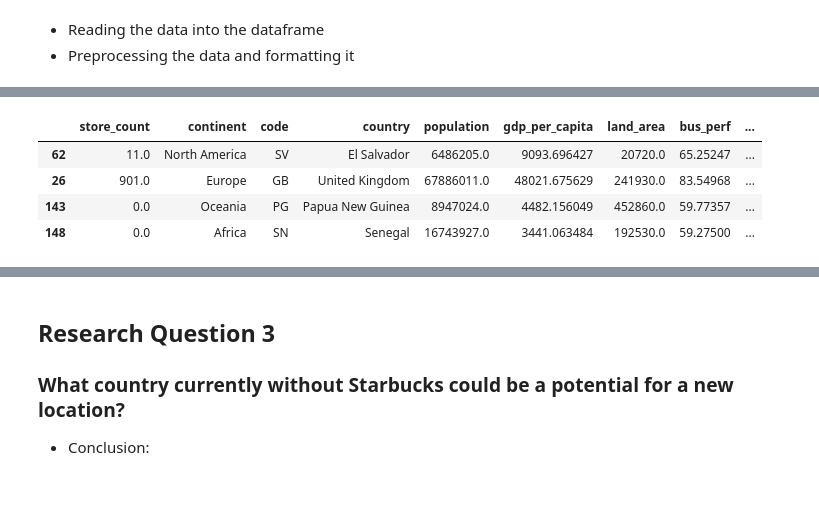
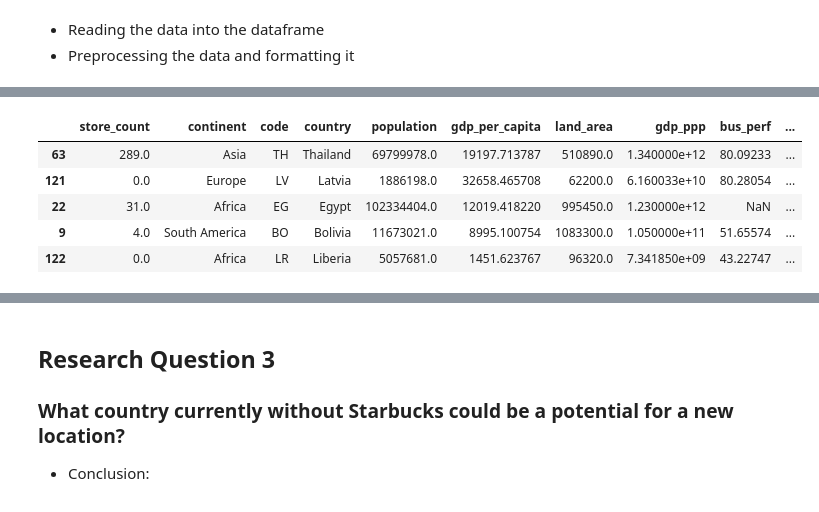
Before and after one commit to randypantinople/Analysis-of-Starbucks-Global-Presence, a Jupyter notebook: Analysis on Starbucks' Global Presence.ipynb, the cells around one changed output, grey strips where cells are left out. Saved outputs shown, nothing was run; the diff lists cells and outputs as text; code cells hidden in the pictures.

```diff
--- a/Analysis on Starbucks' Global Presence.ipynb
+++ b/Analysis on Starbucks' Global Presence.ipynb
@@ -22,7 +13,7 @@ import plotly.express as px
 # Data frame for the starbucks locations
 starbucks = pd.read_csv('directory.csv')
 starbucks['store_count']= np.ones(starbucks.shape[0])
-starbucks =starbucks[['Country', 'store_count']]
+starbucks =starbucks[['Country', 'store_count', 'Ownership_Type']]
 starbucks=starbucks.groupby('Country').agg({'store_count':'sum'})
 starbucks.reset_index(inplace=True)
 starbucks.sample(5)
@@ -87,6 +94,6 @@ gdp=pd.read_csv('gdp.csv')
 gdp_pop = pd.merge(world_population, gdp, how='outer' ,on='country')
 gdp_pop.sample(5)
 gdp_pop['gdp_per_capita']= gdp_pop.gdp_ppp/gdp_pop.population
-gdp_pop= gdp_pop[['country', 'population', 'gdp_per_capita', 'land_area']]
+gdp_pop= gdp_pop[['country', 'population', 'gdp_per_capita', 'land_area', 'gdp_ppp']]
 gdp_pop.sample(4)
 # %% [output]
@@ -125,25 +132,29 @@ starbucks3.sample(3)
 # %%
 #Dataframe for the coffee consumption
 coffee= pd.read_csv('coffee.csv')
 coffee=coffee[['country', 'coffee_consumption']]
 coffee.dropna(axis=0, inplace=True)
 
 
 #Merge the coffee data frame with starbucks
 starbucks4= pd.merge(starbucks3, coffee, how='left', on='country')
 starbucks4.rename(columns={'Continent_Name':'continent', 'Two_Letter_Country_Code':"code"}, inplace=True)
 starbucks4.sample(5)
 
 
 #Create a new column store per 10kcapita
-starbucks4['store_per_10k'] = starbucks4['store_count'] *1e4 /starbucks4['population']
-starbucks4.sample(4)
+starbucks4['store_per_10k'] = starbucks4['store_count'] *1e5 /starbucks4['population']
+
+starbucks4['people_store'] = starbucks4['population']/ starbucks4['store_count']
+
+starbucks4.sample(5)
 # %% [output]
-|  | store_count | continent | code | country | population | gdp_per_capita | land_area | bus_perf | ... |
-| 62 | 11.0 | North America | SV | El Salvador | 6486205.0 | 9093.696427 | 20720.0 | 65.25247 | ... |
-| 26 | 901.0 | Europe | GB | United Kingdom | 67886011.0 | 48021.675629 | 241930.0 | 83.54968 | ... |
-| 143 | 0.0 | Oceania | PG | Papua New Guinea | 8947024.0 | 4482.156049 | 452860.0 | 59.77357 | ... |
-| 148 | 0.0 | Africa | SN | Senegal | 16743927.0 | 3441.063484 | 192530.0 | 59.27500 | ... |
+|  | store_count | continent | code | country | population | gdp_per_capita | land_area | gdp_ppp | bus_perf | ... |
+| 63 | 289.0 | Asia | TH | Thailand | 69799978.0 | 19197.713787 | 510890.0 | 1.340000e+12 | 80.09233 | ... |
+| 121 | 0.0 | Europe | LV | Latvia | 1886198.0 | 32658.465708 | 62200.0 | 6.160033e+10 | 80.28054 | ... |
+| 22 | 31.0 | Africa | EG | Egypt | 102334404.0 | 12019.418220 | 995450.0 | 1.230000e+12 | NaN | ... |
+| 9 | 4.0 | South America | BO | Bolivia | 11673021.0 | 8995.100754 | 1083300.0 | 1.050000e+11 | 51.65574 | ... |
+| 122 | 0.0 | Africa | LR | Liberia | 5057681.0 | 1451.623767 | 96320.0 | 7.341850e+09 | 43.22747 | ... |
 # %%
 def condition(x):
     """
```
Also changed, not shown: parts of 34 cells of this notebook.
